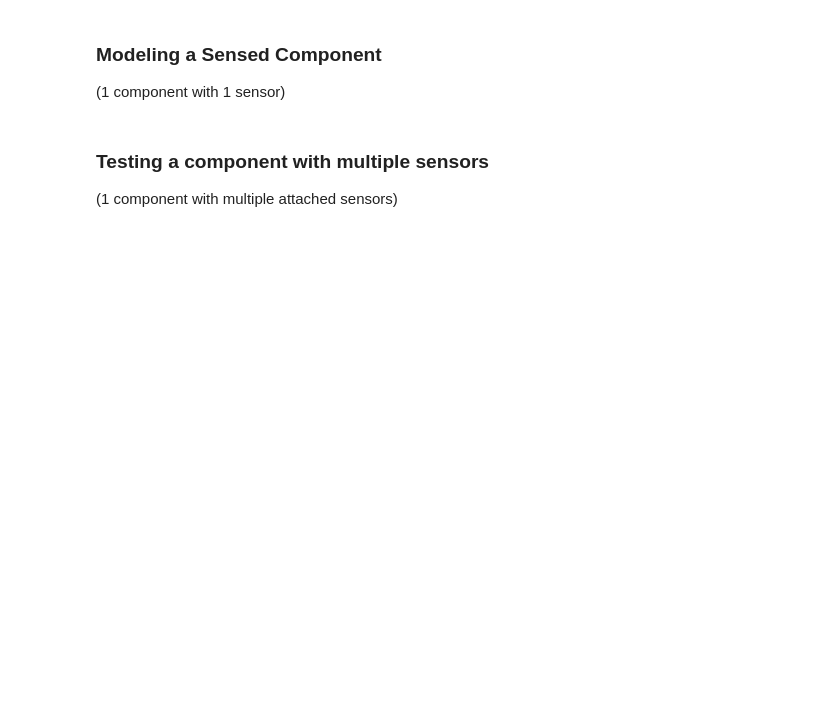
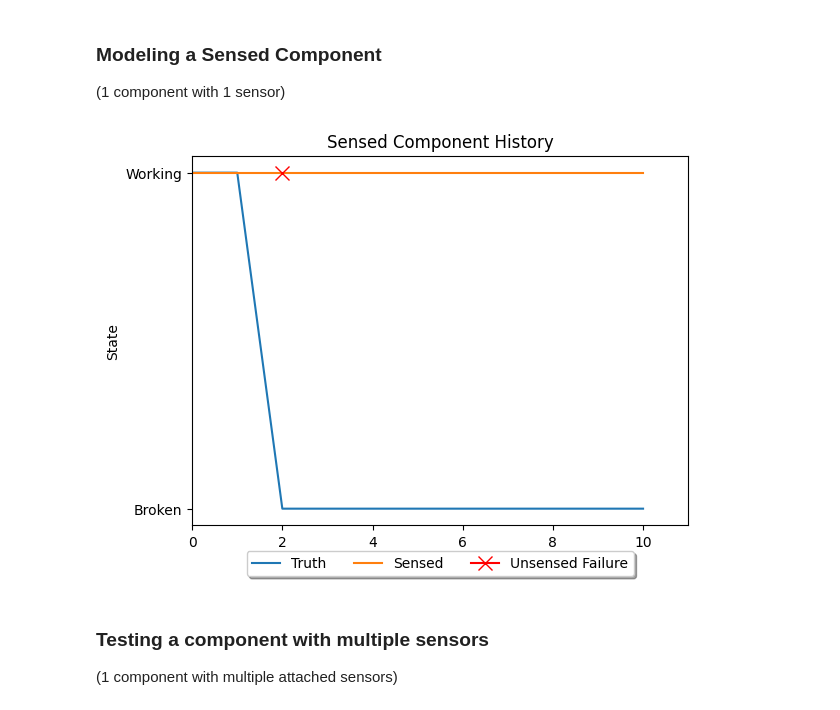
Before and after one commit to andreyaW/KISS, a Jupyter notebook: shipClassTests/sensedComp_test.ipynb, the cells around one changed output. Cells and saved outputs as stored; diff of their text form; code cells hidden in the pictures; blank space fills up the shorter version.

```diff
--- a/shipClassTests/sensedComp_test.ipynb
+++ b/shipClassTests/sensedComp_test.ipynb
@@ -6,24 +6,26 @@ sys.path.append('..')
 ### Modeling a Sensed Component
 (1 component with 1 sensor)
 # %%
-# from shipClass.Sensor import Sensor
-# from shipClass.Component import Component
-# from shipClass.SensedComp import SensedComp
+from shipClass.Sensor import Sensor
+from shipClass.Component import Component
+from shipClass.SensedComp import SensedComp
 
-# import numpy as np
+import numpy as np
 
-# states={0:'Broken' , 1:'Working'}
-# comp_transition_matrix = np.array([[1, 0],
-#                                     [0.25, 0.75]])
-# sensor_transition_matrix = np.array([[1, 0],
-#                                     [0.5, 0.5]])
+states={0:'Broken' , 1:'Working'}
+comp_transition_matrix = np.array([[1, 0],
+                                    [0.25, 0.75]])
+sensor_transition_matrix = np.array([[1, 0],
+                                    [0.5, 0.5]])
 
-# c1 = Component("comp1", states, comp_transition_matrix)
-# s1 = Sensor("sensor1", states, sensor_transition_matrix)
+c1 = Component("comp1", states, comp_transition_matrix)
+s1 = Sensor("sensor1", states, sensor_transition_matrix)
 
-# sc1 = SensedComp(c1, s1)
-# sc1.simulate(10)
-# sc1.plotHistory()
+sc1 = SensedComp(states, comp_transition_matrix, states, sensor_transition_matrix, 1, 'comp1')
+sc1.simulate(10)
+sc1.plotHistory()
+# %% [output]
+[figure, added]
 # %% [markdown]
 ### Testing a component with multiple sensors
 (1 component with multiple attached sensors)
```
Also changed, not shown: parts of 2 cells of this notebook, 1 other file.
